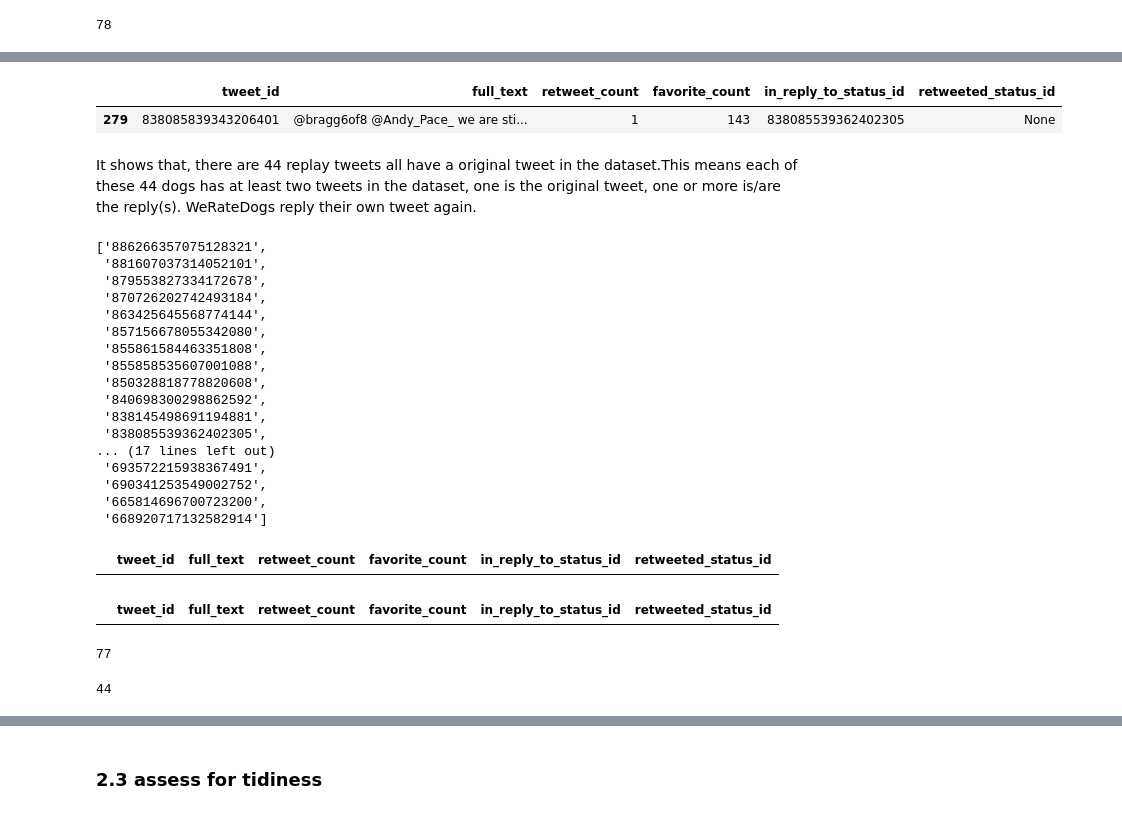
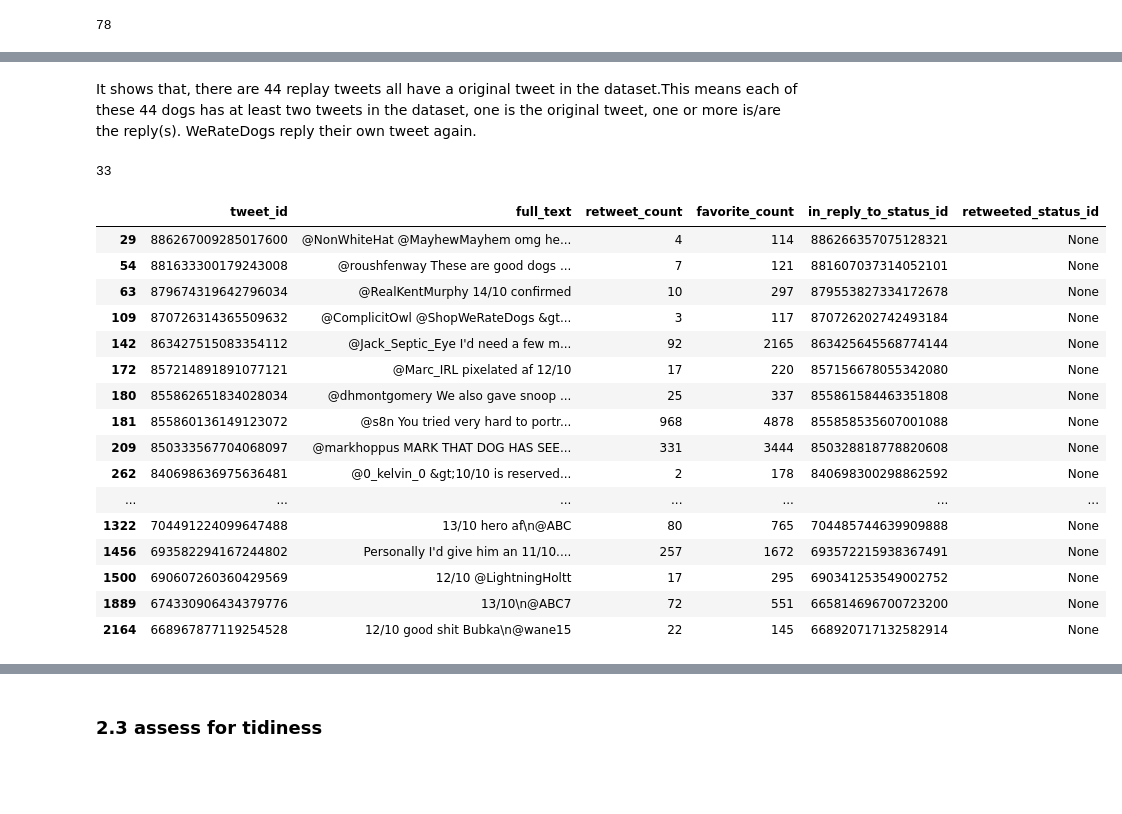
Before and after one commit to edifierxuhao/Data-wrangling, a Jupyter notebook: project4/wrangle_act.ipynb, the cells around one changed output, grey strips where cells are left out. Drawn from its saved outputs; the diff is of its cells as text; code cells hidden in the pictures; blank space fills up the shorter version.

```diff
--- a/project4/wrangle_act.ipynb
+++ b/project4/wrangle_act.ipynb
@@ -564,8 +558,3 @@ twitter_enhanced[twitter_enhanced.tweet_id == 838085839343206401]
-# %%
-supplement[supplement.in_reply_to_status_id == '838085539362402305']
-# %% [output]
-|  | tweet_id | full_text | retweet_count | favorite_count | in_reply_to_status_id | retweeted_status_id |
-| 279 | 838085839343206401 | @bragg6of8 @Andy_Pace_ we are sti... | 1 | 143 | 838085539362402305 | None |
 # %% [markdown]
 It shows that, there are 44 replay tweets all have a original tweet in the dataset.This means each of these 44 dogs has at least two tweets in the dataset, one is the original tweet, one or more is/are the reply(s). WeRateDogs reply their own tweet again.
 # %%
@@ -573,42 +562,26 @@ not_duplicated_reply_id = []
 for i in supplement[supplement.in_reply_to_status_id.notnull()]['in_reply_to_status_id']:
     if i not in duplicated_reply_id:
         not_duplicated_reply_id.append(i)
-not_duplicated_reply_id
+len(not_duplicated_reply_id)
 # %% [output]
-['886266357075128321',
- '881607037314052101',
- '879553827334172678',
- '870726202742493184',
- '863425645568774144',
- '857156678055342080',
- '855861584463351808',
- '855858535607001088',
- '850328818778820608',
- '840698300298862592',
- '838145498691194881',
- '838085539362402305',
-... (17 lines left out)
- '693572215938367491',
- '690341253549002752',
- '665814696700723200',
- '668920717132582914']
+33
-# %%
-supplement[supplement.tweet_id == '886266357075128321']
-# %% [output]
-|  | tweet_id | full_text | retweet_count | favorite_count | in_reply_to_status_id | retweeted_status_id |
 # %%
-supplement[supplement.tweet_id == supplement.in_reply_to_status_id]
+supplement[supplement.in_reply_to_status_id.isin(not_duplicated_reply_id)]
 # %% [output]
 |  | tweet_id | full_text | retweet_count | favorite_count | in_reply_to_status_id | retweeted_status_id |
+| 29 | 886267009285017600 | @NonWhiteHat @MayhewMayhem omg he... | 4 | 114 | 886266357075128321 | None |
+| 54 | 881633300179243008 | @roushfenway These are good dogs ... | 7 | 121 | 881607037314052101 | None |
+| 63 | 879674319642796034 | @RealKentMurphy 14/10 confirmed | 10 | 297 | 879553827334172678 | None |
+| 109 | 870726314365509632 | @ComplicitOwl @ShopWeRateDogs &gt... | 3 | 117 | 870726202742493184 | None |
+| 142 | 863427515083354112 | @Jack_Septic_Eye I'd need a few m... | 92 | 2165 | 863425645568774144 | None |
+| 172 | 857214891891077121 | @Marc_IRL pixelated af 12/10 | 17 | 220 | 857156678055342080 | None |
+| 180 | 855862651834028034 | @dhmontgomery We also gave snoop ... | 25 | 337 | 855861584463351808 | None |
+| 181 | 855860136149123072 | @s8n You tried very hard to portr... | 968 | 4878 | 855858535607001088 | None |
+| 209 | 850333567704068097 | @markhoppus MARK THAT DOG HAS SEE... | 331 | 3444 | 850328818778820608 | None |
+| 262 | 840698636975636481 | @0_kelvin_0 &gt;10/10 is reserved... | 2 | 178 | 840698300298862592 | None |
+| ... | ... | ... | ... | ... | ... | ... |
+| 1322 | 704491224099647488 | 13/10 hero af\n@ABC | 80 | 765 | 704485744639909888 | None |
+| 1456 | 693582294167244802 | Personally I'd give him an 11/10.... | 257 | 1672 | 693572215938367491 | None |
+| 1500 | 690607260360429569 | 12/10 @LightningHoltt | 17 | 295 | 690341253549002752 | None |
+| 1889 | 674330906434379776 | 13/10\n@ABC7 | 72 | 551 | 665814696700723200 | None |
+| 2164 | 668967877119254528 | 12/10 good shit Bubka\n@wane15 | 22 | 145 | 668920717132582914 | None |
-# %%
-supplement.in_reply_to_status_id.notnull().sum()
-# %% [output]
-77
-# %%
-duplicated_reply_id = []
-for i in supplement[supplement.in_reply_to_status_id.notnull()]['in_reply_to_status_id']:
-    if i in set(supplement.tweet_id):
-        duplicated_reply_id.append(i)
-len(duplicated_reply_id)
-# %% [output]
-44
```
Also changed, not shown: parts of 27 cells of this notebook.
